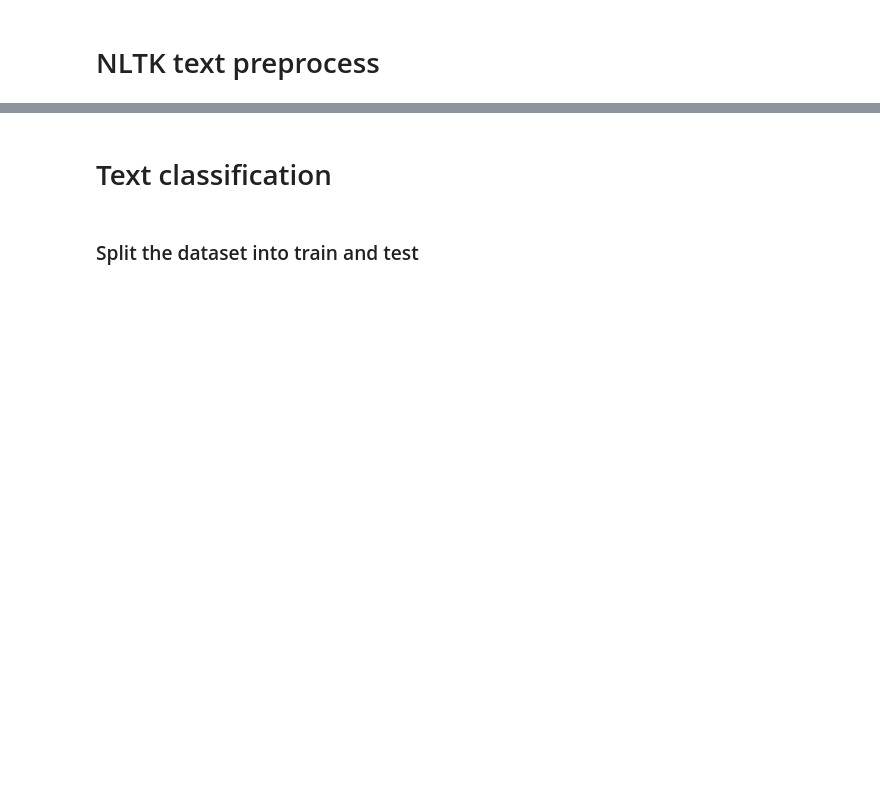
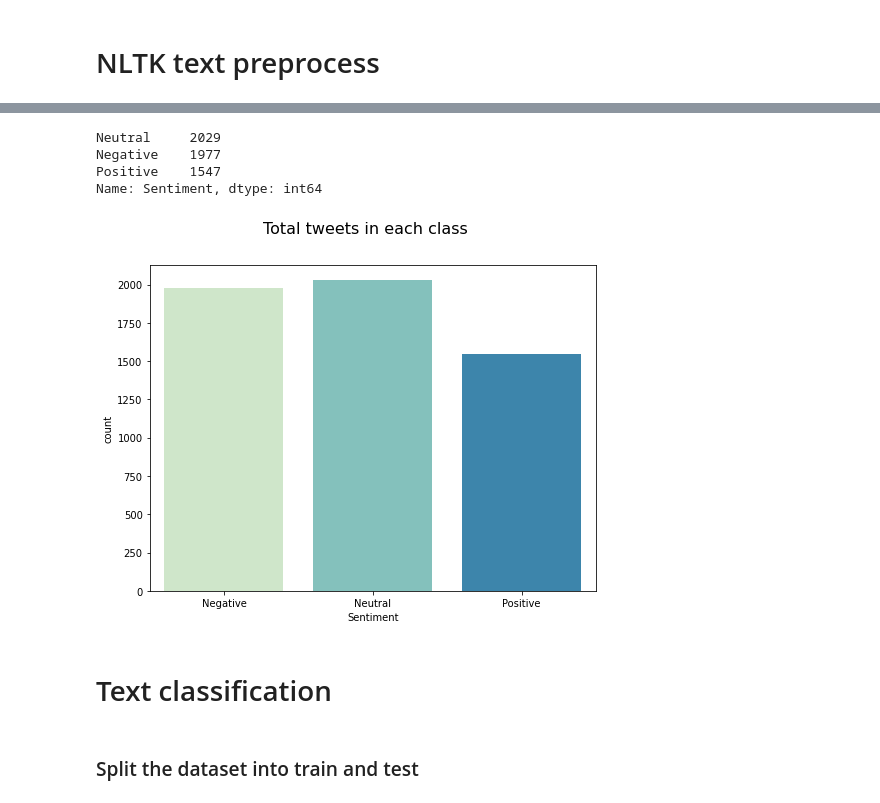
Before and after one commit to kmoulosiotis/Twitter-Sentiment-Analysis, a Jupyter notebook: USA_Elections_2020_Classification.ipynb, the cells around one changed output, grey strips where cells are left out. Cells and saved outputs as stored; diff of their text form; code cells hidden in the pictures; blank space fills up the shorter version.

```diff
--- a/USA_Elections_2020_Classification.ipynb
+++ b/USA_Elections_2020_Classification.ipynb
@@ -110,6 +112,20 @@ tweets_df.head()
 | 2 | NaN | Donald Trump Jr.: "Why aren't the... | KathrynTomashu1 | Northborough, MA | Donald Trump | Massachusetts | {'neg': 0.275, 'neu': 0.634, 'pos... | Negative | donald trump jr why aren t they t... | ... |
 | 3 | NaN | Let’s not forget who created thes... | ajserino | New Jersey, USA | Donald Trump | New Jersey | {'neg': 0.279, 'neu': 0.545, 'pos... | Negative | let s not forget who created thes... | ... |
 | 4 | NaN | There is no greater supporter of ... | SpeakBravely | Twin Cities, Minnesota | Donald Trump | Minnesota | {'neg': 0.0, 'neu': 0.606, 'pos':... | Positive | there is no greater supporter of ... | ... |
+# %%
+tweets_df['Sentiment'].value_counts()
+# %% [output]
+Neutral     2029
+Negative    1977
+Positive    1547
+Name: Sentiment, dtype: int64
+# %%
+fig = plt.figure(figsize=(8,6))
+sns.countplot(x='Sentiment', data=tweets_df, palette='GnBu')
+fig.suptitle('Total tweets in each class', fontsize=16)
+fig.savefig('Plots/classes.png')
+# %% [output]
+[figure, added]
 # %% [markdown]
 # Text classification
 # %% [markdown]
```
Also changed, not shown: parts of 70 cells of this notebook, 2 other files.
